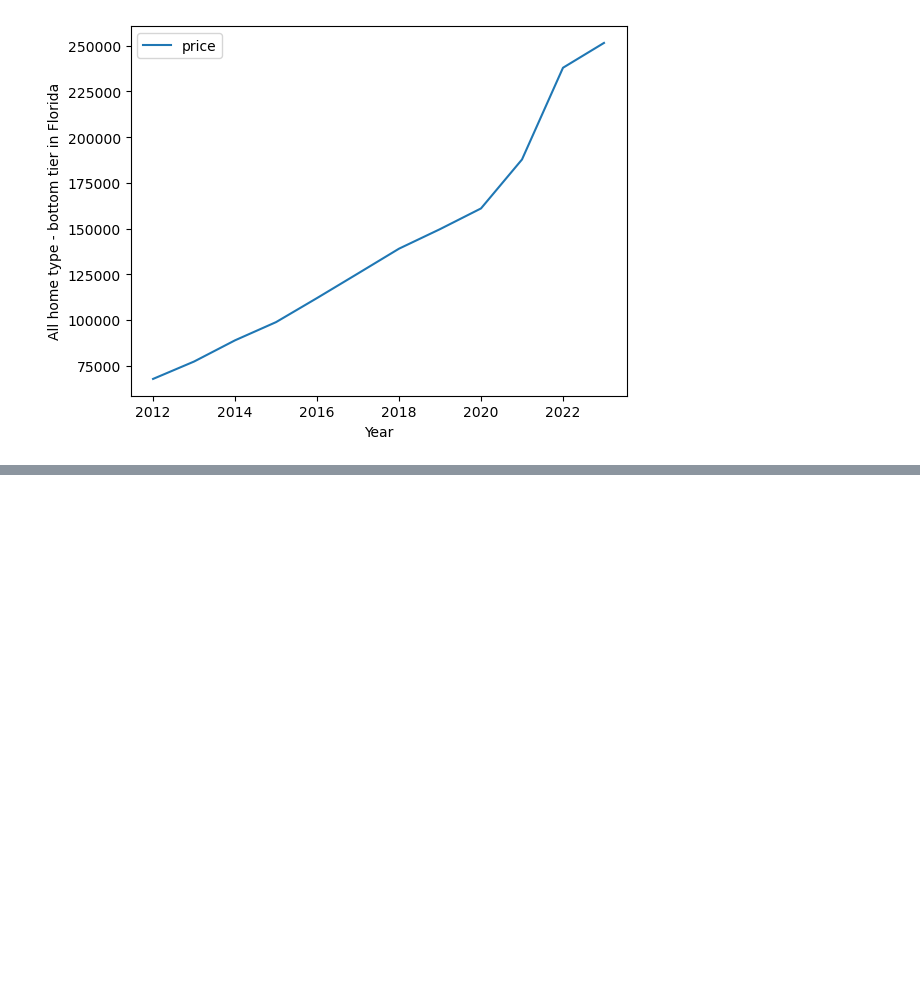
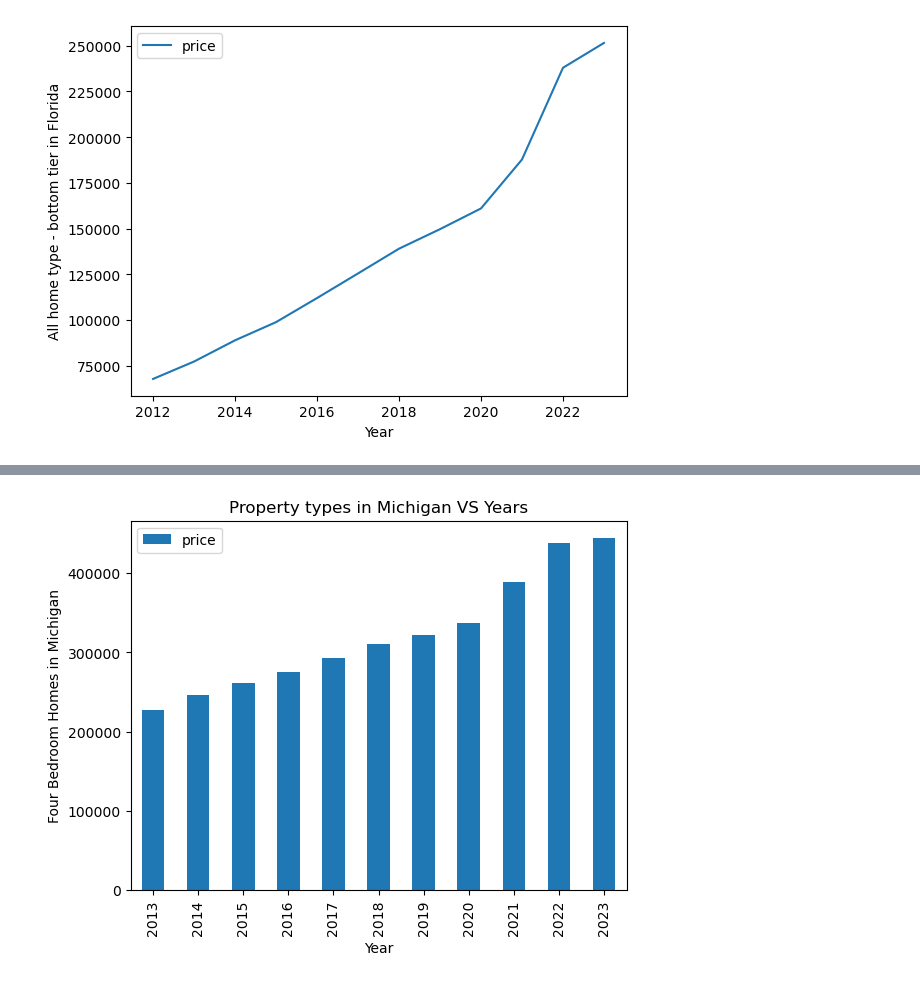
Before and after one commit to Arnawutu/Project1Group10, a Jupyter notebook: Main_Data/Data_Cleaning-Florida.ipynb, the cells around one changed output, grey strips where cells are left out. Cells and saved outputs as stored; diff of their text form; code cells hidden in the pictures; blank space fills up the shorter version.

Commit message:
made visualiazations for the state Michigan

```diff
--- a/Main_Data/Data_Cleaning-Florida.ipynb
+++ b/Main_Data/Data_Cleaning-Florida.ipynb
@@ -400,2 +409,79 @@ Text(0, 0.5, 'All home type - bottom tier in Florida')
 # %%
-# We can clearly see that over the course of ten years, real estate value has nearly tripled in the state of Florida.
+# Bar chart creation for Michigan with different property type
+
+year_df = cleaning_df[cleaning_df['year'] >= 2013]
+
+#Plotting 5+ bedroom homes in various years in Michigan
+Michigan_df = year_df[year_df['state'] == 'Michigan']
+MI_1 = Michigan_df[Michigan_df['property type'] == '5+ bedroom homes']
+MI_plot1 = MI_1.groupby('year').mean(numeric_only=True)
+
+MI_plot1.plot(kind='bar')
+plt.title('Property types in Michigan VS Years')
+plt.xlabel('Year')
+plt.ylabel('Four Bedroom Homes in Michigan')
+
+
+#Plotting Four bedroom homes in various years in Michigan
+
+MI_2 = Michigan_df[Michigan_df['property type'] == '4 bedroom homes']
+MI_plot2 = MI_2.groupby('year').mean(numeric_only=True)
+MI_plot2.plot(kind='bar')
+plt.xlabel('Year')
+plt.ylabel('Four Bedroom Homes in Michigan')
+
+
+#Plotting All home types - top tier in various years in Michigan
+
+MI_3 = Michigan_df[Michigan_df['property type'] == 'All home types - top tier']
+MI_plot3 = MI_3.groupby('year').mean(numeric_only=True)
+MI_plot3.plot(kind='bar')
+plt.xlabel('Year')
+plt.ylabel('All home types - top tier in Michigan')
+
+
+#Plotting condos in various years in Michigan
+
+MI_4 = Michigan_df[Michigan_df['property type'] == 'condos']
+MI_plot4 = MI_4.groupby('year').mean(numeric_only=True)
+MI_plot4.plot(kind='bar')
+plt.xlabel('Year')
+plt.ylabel('Condos in Michigan')
+
+
+
+#Plotting 1 bedroom homes in various years in Michigan
+
+MI_4 = Michigan_df[Michigan_df['property type'] == '1 bedroom homes']
+MI_plot4 = MI_4.groupby('year').mean(numeric_only=True)
+MI_plot4.plot(kind='bar')
+plt.xlabel('Year')
+plt.ylabel('1 Bed room homes in Michigan')
+
+
+#Plotting single-family homes in various years in Michigan
+
+MI_5 = Michigan_df[Michigan_df['property type'] == 'single-family homes']
+MI_plot5 = MI_5.groupby('year').mean(numeric_only=True)
+MI_plot5.plot(kind='bar')
+plt.xlabel('Year')
+plt.ylabel('single-family homes in Michigan')
+
+#Plotting All home types - bottom tier in various years in Michigan
+
+MI_5 = Michigan_df[Michigan_df['property type'] == 'All home type - bottom tier']
+MI_plot5 = MI_5.groupby('year').mean(numeric_only=True)
+MI_plot5.plot(kind='bar')
+plt.xlabel('Year')
+plt.ylabel('All home type - bottom tierr in Michigan')
+
+
+
+#Plotting 3 bedroom homes in various years in Michigan
+
+MI_5 = Michigan_df[Michigan_df['property type'] == '3 bedroom homes']
+MI_plot5 = MI_5.groupby('year').mean(numeric_only=True)
+MI_plot5.plot(kind='bar')
+plt.xlabel('Year')
+plt.ylabel('3 bedroom homes in Michigan')
+# %% [output]
@@ -401,0 +489 @@ Text(0, 0.5, 'All home type - bottom tier in Florida')
+[figure, added]
```
Also changed, not shown: parts of 18 cells of this notebook, 5 other files.
